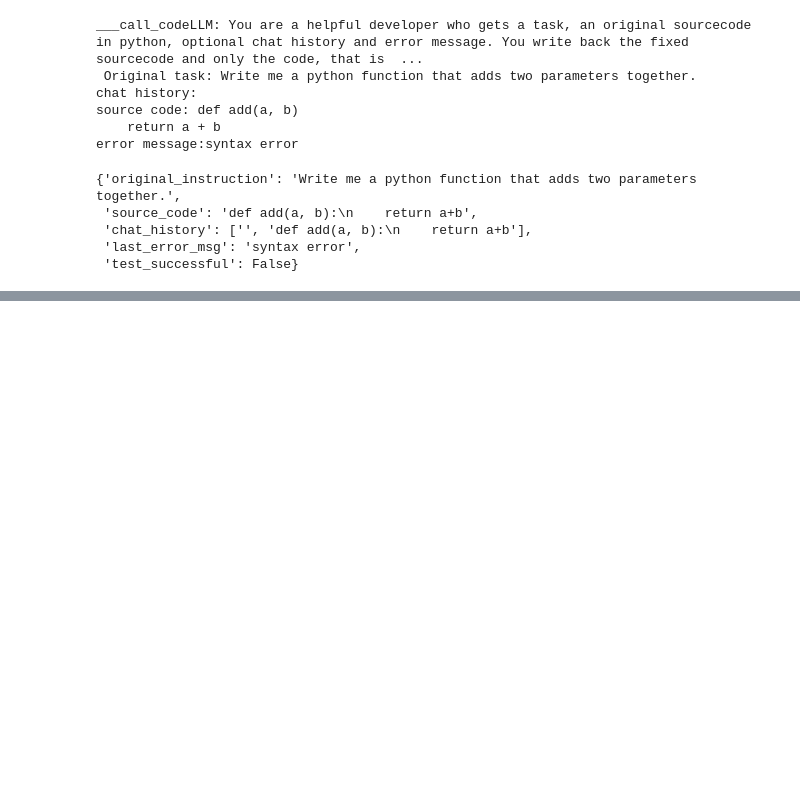
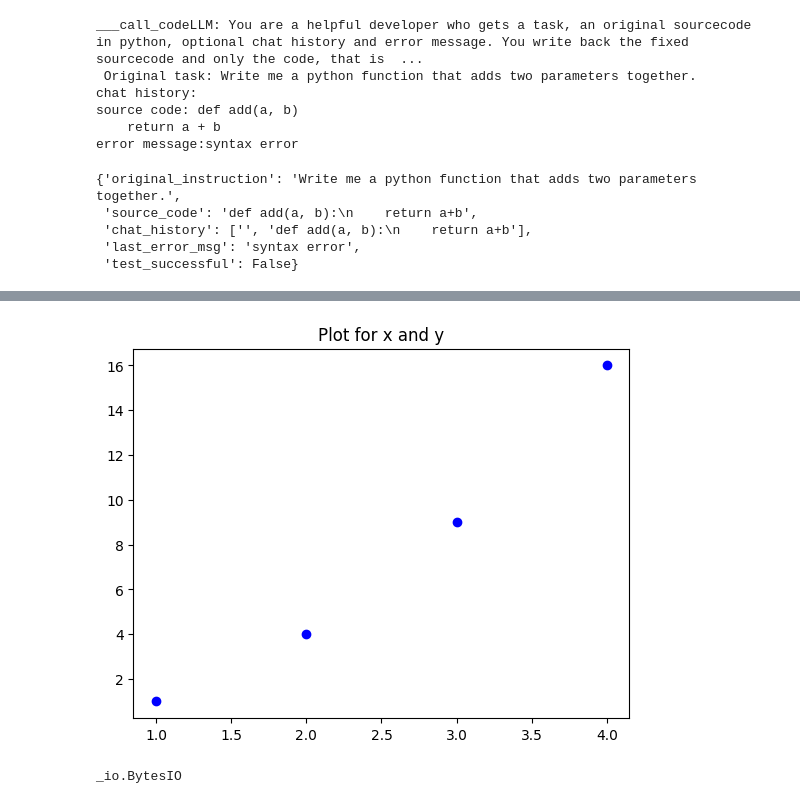
Before and after one commit to VTVL138/plotter-agent, a Jupyter notebook: src/experiment/exp.ipynb, the cells around one changed output, grey strips where cells are left out. Saved outputs shown, nothing was run; the diff lists cells and outputs as text; code cells hidden in the pictures; blank space fills up the shorter version.

```diff
--- a/src/experiment/exp.ipynb
+++ b/src/experiment/exp.ipynb
@@ -493,0 +525,14 @@ error message:syntax error
+# %%
+import matplotlib.pyplot as plt
+
+plt.plot(df_data["x"], df_data["y"],"bo")
+plt.title("Plot for x and y")
+my_plot = plt.gcf()
+return_image = io.BytesIO()
+plt.savefig(return_image, format='png')
+# %% [output]
+[figure, added]
+# %%
+type(return_image)
+# %% [output]
+_io.BytesIO
```
Also changed, not shown: parts of 7 cells of this notebook, 6 other files.
